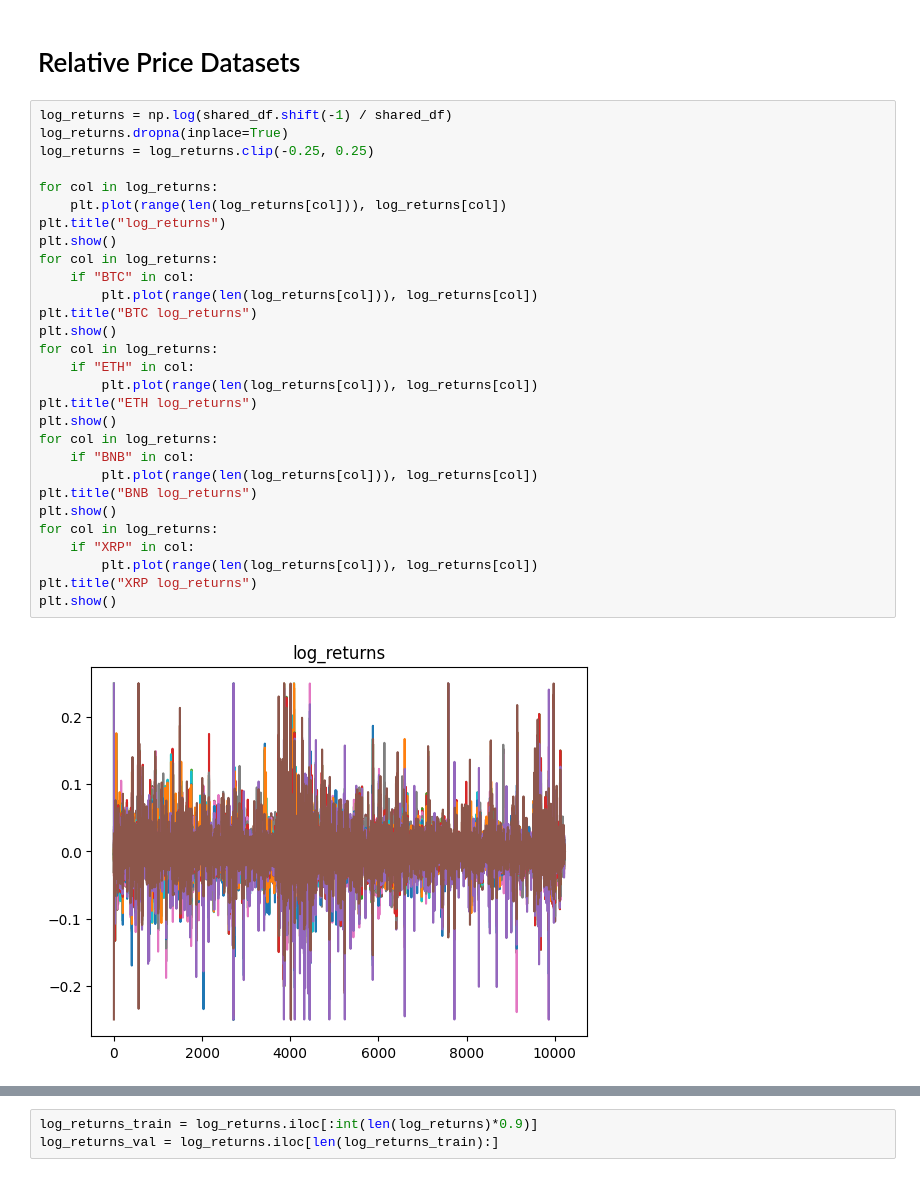
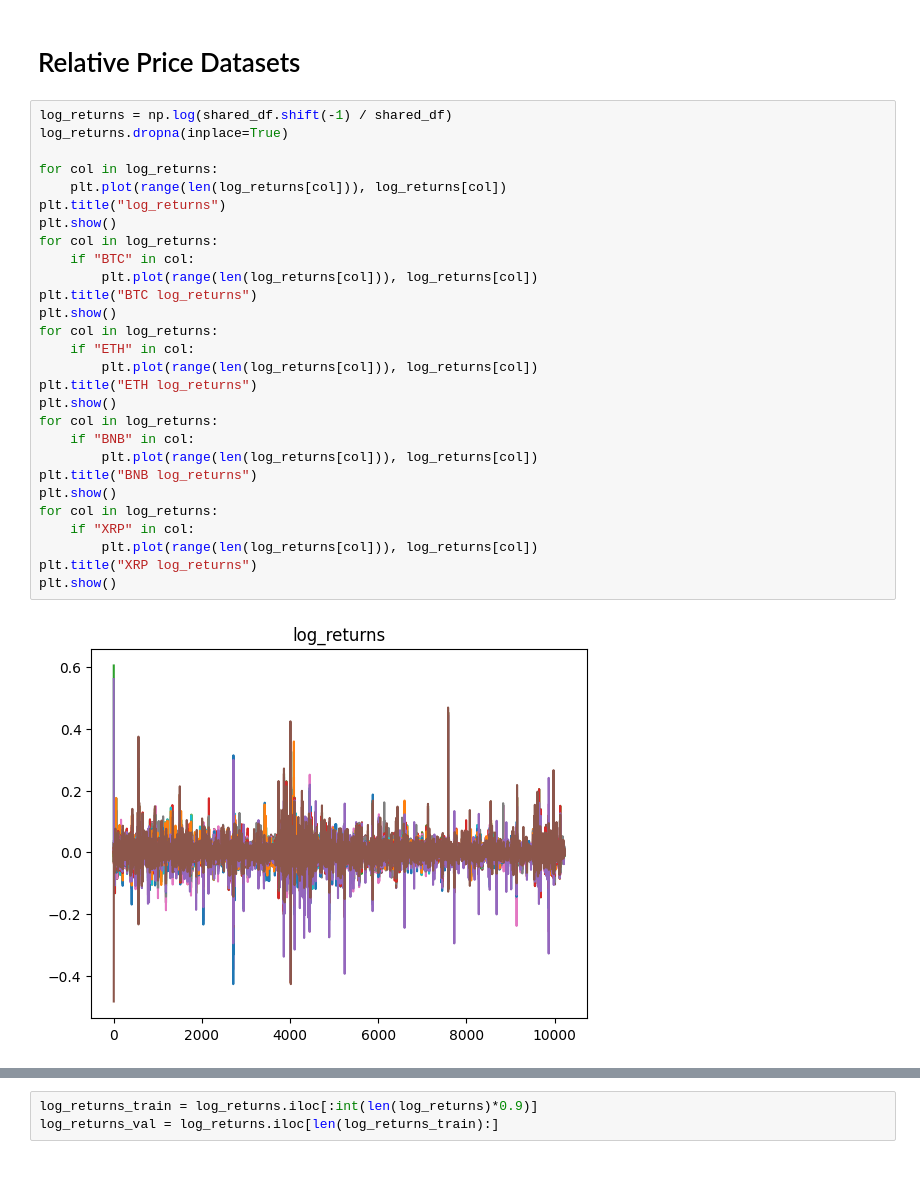
Before and after one commit to mericdemirors/CrossCurrencyPrediction, a Jupyter notebook: 04_data_cleaning.ipynb, the cells around one changed output, grey strips where cells are left out. Saved outputs shown, nothing was run; the diff lists cells and outputs as text.

```diff
--- a/04_data_cleaning.ipynb
+++ b/04_data_cleaning.ipynb
@@ -164,31 +164,30 @@ train_col_stds_df.to_csv("./data/BTC_ETH_BNB_XRP_6h_z_norm_stds.csv", index=Fals
 # %%
 log_returns = np.log(shared_df.shift(-1) / shared_df)
 log_returns.dropna(inplace=True)
-log_returns = log_returns.clip(-0.25, 0.25)
 
 for col in log_returns:
     plt.plot(range(len(log_returns[col])), log_returns[col])
 plt.title("log_returns")
 plt.show()
 for col in log_returns:
     if "BTC" in col:
         plt.plot(range(len(log_returns[col])), log_returns[col])
 plt.title("BTC log_returns")
 plt.show()
 for col in log_returns:
     if "ETH" in col:
         plt.plot(range(len(log_returns[col])), log_returns[col])
 plt.title("ETH log_returns")
 plt.show()
 for col in log_returns:
     if "BNB" in col:
         plt.plot(range(len(log_returns[col])), log_returns[col])
 plt.title("BNB log_returns")
 plt.show()
 for col in log_returns:
     if "XRP" in col:
         plt.plot(range(len(log_returns[col])), log_returns[col])
 plt.title("XRP log_returns")
 plt.show()
 # %% [output]
-[figure, old version]
+[figure, new version]
```
Also changed, not shown: parts of 2 cells of this notebook, 7 other files.
